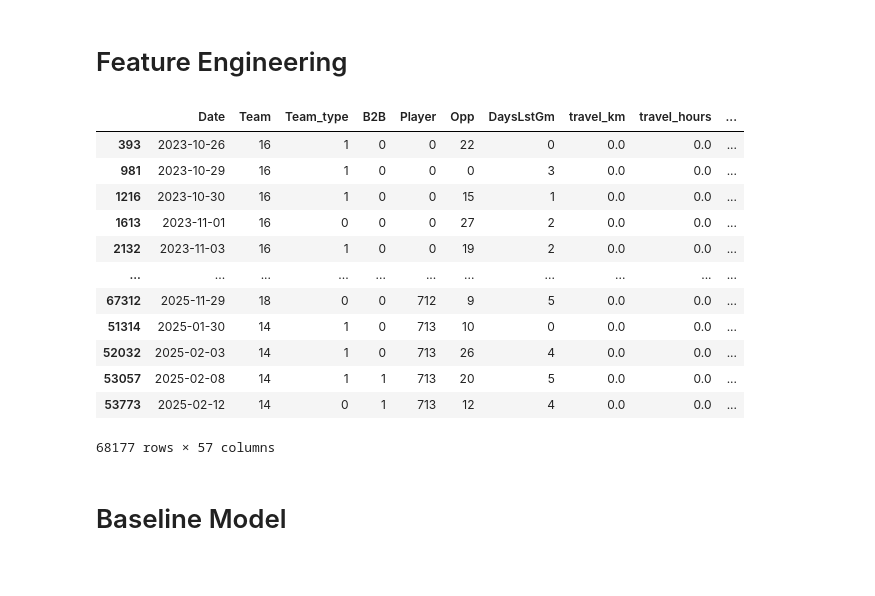
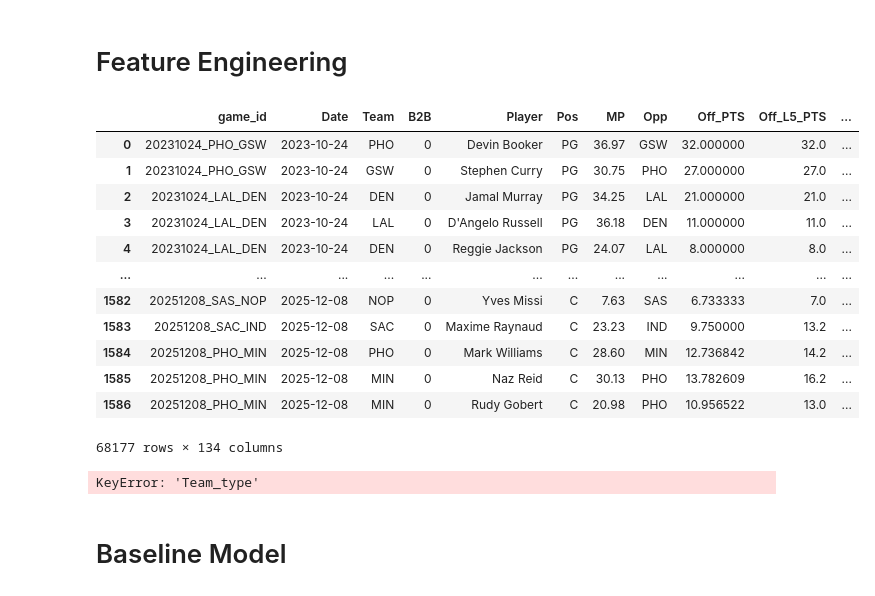
Before and after one commit to Relenes510/fantasy_basketball, a Jupyter notebook: notebooks/create_ML_model.ipynb, the cells around one changed output. Saved outputs shown, nothing was run; the diff lists cells and outputs as text; code cells hidden in the pictures.

```diff
--- a/notebooks/create_ML_model.ipynb
+++ b/notebooks/create_ML_model.ipynb
@@ -100,47 +100,63 @@ def setup_df(df):
+# %%
+df_gms = pd.read_csv(f"../tables/2025/nba_schedule.csv")
+df_gms['Date'] = pd.to_datetime(df_gms.Date)
+df_mtch = df_gms[['Date', 'AwayABV', 'HomeABV', 'AwayB2B', 'HomeB2B', 'cup_gm']]
+df_mtch['Team_type'] = 'Home'
+df_mtch = df_mtch.rename(columns={"AwayABV": "Team", "HomeABV": "Opp", "AwayB2B": "B2B"})[['Date','Team', 'Opp', 'B2B', 'cup_gm', 'Team_type']]
+df_mtch2 = df_mtch.copy().rename(columns={"Team": "Opp", "Opp": "Team", "HomeB2B": "B2B"})[['Date','Team', 'Opp', 'B2B', 'cup_gm']]
+df_mtch2['Team_type'] = 'Away'
+df_mtch = pd.concat([df_mtch, df_mtch2])
+df_mtch = df_mtch[['Date', 'Team', 'Team_type', 'cup_gm']]
+
+
+# df_gms = df_gms[(df_gms.Date == now)]
 # %%
 tgt_stat = "PTS"
 
 df = pd.DataFrame()
 df2 = pd.DataFrame()
 for i in [2023, 2024, 2025]:
     df_actuals = pd.read_csv(f"../tables/{i}/parlay_actuals.csv")
     df = pd.concat([df, df_actuals])
 
-    team_loc_indc = pd.read_csv(f"../tables/{i}/season_gamelogs.csv")[['Date', 'Team', 'Player', 'Team_type']]
-    df2 = pd.concat([df2, team_loc_indc])
+#     team_loc_indc = pd.read_csv(f"../tables/{i}/season_gamelogs.csv")[['Date', 'Team', 'Player', 'Team_type']]
+#     df2 = pd.concat([df2, team_loc_indc])
 
 df['Date'] = pd.to_datetime(df.Date)
-df2['Date'] = pd.to_datetime(df2.Date)
+# df2['Date'] = pd.to_datetime(df2.Date)
 
 df = df.drop_duplicates(subset=['Date','Team','Player'])
-df2 = df2.drop_duplicates(subset=['Date','Team','Player'])
+# df2 = df2.drop_duplicates(subset=['Date','Team','Player'])
 df['Tms'] = df['game_id'].apply(lambda x: x.split("_")[1:3])
 df['WrngTm'] = df.apply(lambda row: 0 if row['Team'] in row['Tms'] else 1, axis=1)
 df['WrngOpp'] = df.apply(lambda row: 0 if row['Opp'] in row['Tms'] else 1, axis=1)
 df = df[(df.WrngTm == 0) & (df.WrngOpp == 0)]
-df = df.merge(df2, on=['Date', 'Team', 'Player'])
+# df = df.merge(df2, on=['Date', 'Team', 'Player'])
 
 team_encoder = LabelEncoder()
 player_encoder = LabelEncoder()
 team_type_encoder = LabelEncoder()
 
+df = df.merge(df_mtch, on=['Date', 'Team'])
+display(df)
 df = setup_df(df)
 
 display(df)
 # %% [output]
-|  | Date | Team | Team_type | B2B | Player | Opp | DaysLstGm | travel_km | travel_hours | ... |
-| 393 | 2023-10-26 | 16 | 1 | 0 | 0 | 22 | 0 | 0.0 | 0.0 | ... |
-| 981 | 2023-10-29 | 16 | 1 | 0 | 0 | 0 | 3 | 0.0 | 0.0 | ... |
-| 1216 | 2023-10-30 | 16 | 1 | 0 | 0 | 15 | 1 | 0.0 | 0.0 | ... |
-| 1613 | 2023-11-01 | 16 | 0 | 0 | 0 | 27 | 2 | 0.0 | 0.0 | ... |
-| 2132 | 2023-11-03 | 16 | 1 | 0 | 0 | 19 | 2 | 0.0 | 0.0 | ... |
-| ... | ... | ... | ... | ... | ... | ... | ... | ... | ... | ... |
-| 67312 | 2025-11-29 | 18 | 0 | 0 | 712 | 9 | 5 | 0.0 | 0.0 | ... |
-| 51314 | 2025-01-30 | 14 | 1 | 0 | 713 | 10 | 0 | 0.0 | 0.0 | ... |
-| 52032 | 2025-02-03 | 14 | 1 | 0 | 713 | 26 | 4 | 0.0 | 0.0 | ... |
-| 53057 | 2025-02-08 | 14 | 1 | 1 | 713 | 20 | 5 | 0.0 | 0.0 | ... |
-| 53773 | 2025-02-12 | 14 | 0 | 1 | 713 | 12 | 4 | 0.0 | 0.0 | ... |
+|  | game_id | Date | Team | B2B | Player | Pos | MP | Opp | Off_PTS | Off_L5_PTS | ... |
+| 0 | 20231024_PHO_GSW | 2023-10-24 | PHO | 0 | Devin Booker | PG | 36.97 | GSW | 32.000000 | 32.0 | ... |
+| 1 | 20231024_PHO_GSW | 2023-10-24 | GSW | 0 | Stephen Curry | PG | 30.75 | PHO | 27.000000 | 27.0 | ... |
+| 2 | 20231024_LAL_DEN | 2023-10-24 | DEN | 0 | Jamal Murray | PG | 34.25 | LAL | 21.000000 | 21.0 | ... |
+| 3 | 20231024_LAL_DEN | 2023-10-24 | LAL | 0 | D'Angelo Russell | PG | 36.18 | DEN | 11.000000 | 11.0 | ... |
+| 4 | 20231024_LAL_DEN | 2023-10-24 | DEN | 0 | Reggie Jackson | PG | 24.07 | LAL | 8.000000 | 8.0 | ... |
+| ... | ... | ... | ... | ... | ... | ... | ... | ... | ... | ... | ... |
+| 1582 | 20251208_SAS_NOP | 2025-12-08 | NOP | 0 | Yves Missi | C | 7.63 | SAS | 6.733333 | 7.0 | ... |
+| 1583 | 20251208_SAC_IND | 2025-12-08 | SAC | 0 | Maxime Raynaud | C | 23.23 | IND | 9.750000 | 13.2 | ... |
+| 1584 | 20251208_PHO_MIN | 2025-12-08 | PHO | 0 | Mark Williams | C | 28.60 | MIN | 12.736842 | 14.2 | ... |
+| 1585 | 20251208_PHO_MIN | 2025-12-08 | MIN | 0 | Naz Reid | C | 30.13 | PHO | 13.782609 | 16.2 | ... |
+| 1586 | 20251208_PHO_MIN | 2025-12-08 | MIN | 0 | Rudy Gobert | C | 20.98 | PHO | 10.956522 | 13.0 | ... |
-68177 rows × 57 columns
+68177 rows × 134 columns
+KeyError: 'Team_type'
 # %% [markdown]
 # Baseline Model
 # %%
```
Also changed, not shown: parts of 3 cells of this notebook, 1 other file.
